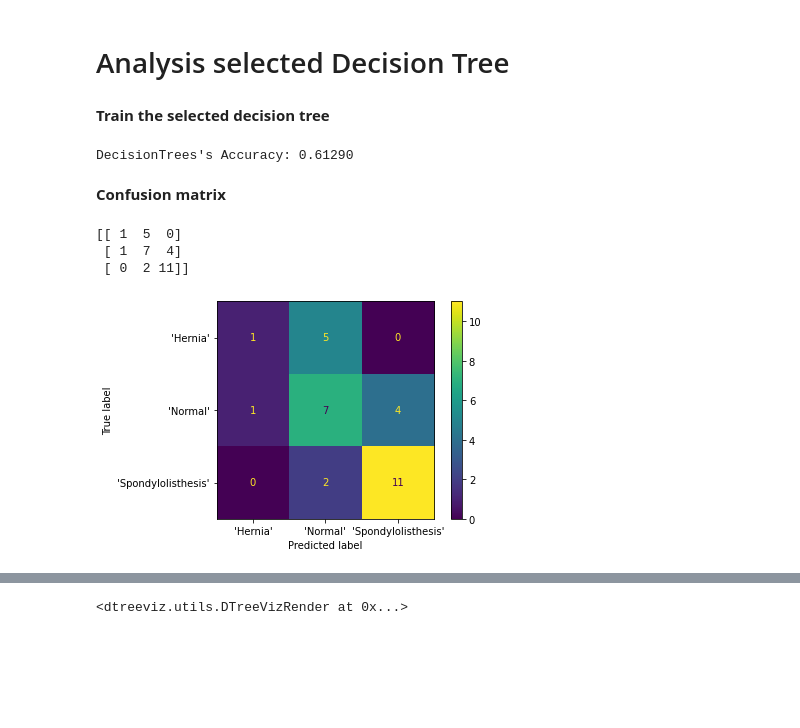
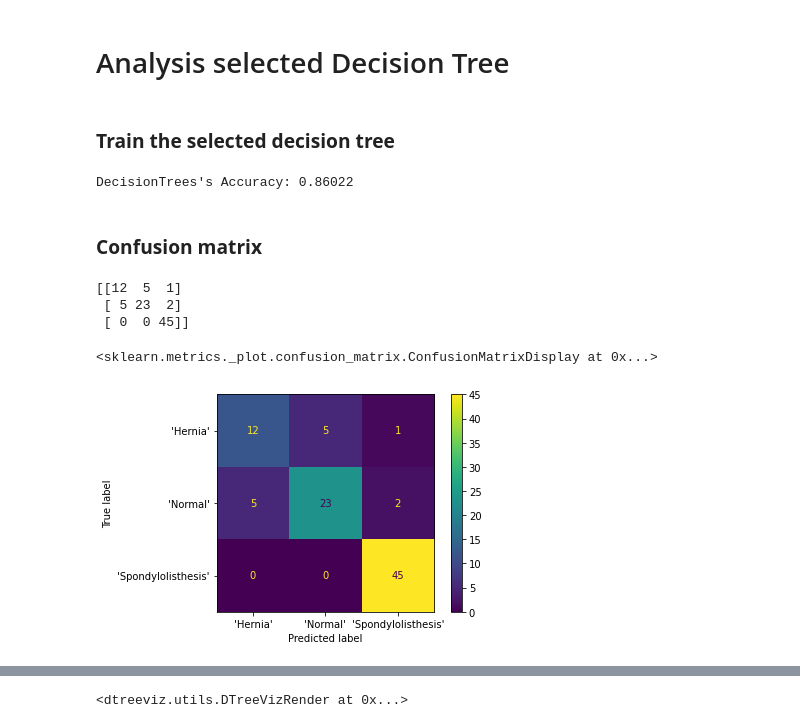
Before and after one commit to cityu-assignment/CS3481-assignment1, a Jupyter notebook: cs3481_asm.ipynb, the cells around one changed output, grey strips where cells are left out. Saved outputs shown, nothing was run; the diff lists cells and outputs as text; code cells hidden in the pictures; blank space fills up the shorter version.

```diff
--- a/cs3481_asm.ipynb
+++ b/cs3481_asm.ipynb
@@ -319,13 +356,13 @@ Test size: 0.6 ------------------------------------------------------->
 # %% [markdown]
 # Analysis selected Decision Tree
 # %% [markdown]
-**Train the selected decision tree**
+### **Train the selected decision tree**
 # %%
-selected_test_size = 0.1
-selected_max_tree_depth = 3
-selected_criterion = 'entropy'
+selected_test_size = 0.3
+selected_max_tree_depth = 7
+selected_criterion = 'gini'
 # %%
-X_trainset, X_testset, y_trainset, y_testset = train_test_split(X, y, test_size=selected_test_size, random_state=0)
+X_trainset, X_testset, y_trainset, y_testset = train_test_split(X, y, test_size=selected_test_size, random_state=0, stratify=y)
 # %%
 clf = DecisionTreeClassifier(criterion=selected_criterion
                              ,max_depth=selected_max_tree_depth
@@ -337,18 +374,22 @@ clf.fit(X_trainset, y_trainset)
 predTree = clf.predict(X_testset)
 print("DecisionTrees's Accuracy: %.5f" % (accuracy_score(y_testset, predTree)))
 # %% [output]
-DecisionTrees's Accuracy: 0.61290
+DecisionTrees's Accuracy: 0.86022
 # %% [markdown]
-**Confusion matrix**
+### **Confusion matrix**
 # %%
-from sklearn.metrics import confusion_matrix, plot_confusion_matrix
+from sklearn.metrics import confusion_matrix, ConfusionMatrixDisplay
 
-plot_confusion_matrix(clf, X_testset, y_testset, display_labels=list(label_encoder.classes_))
+cm = confusion_matrix(y_testset, predTree)
 
-confmat = confusion_matrix(y_testset, predTree)
-print(confmat)
+disp = ConfusionMatrixDisplay(confusion_matrix=cm, display_labels=list(label_encoder.classes_))
+
+print(cm)
+
+disp.plot()
 # %% [output]
-[[ 1  5  0]
- [ 1  7  4]
- [ 0  2 11]]
+[[12  5  1]
+ [ 5 23  2]
+ [ 0  0 45]]
+<sklearn.metrics._plot.confusion_matrix.ConfusionMatrixDisplay at 0x...>
-[figure, old version]
+[figure, new version]
```
Also changed, not shown: parts of 28 cells of this notebook.
